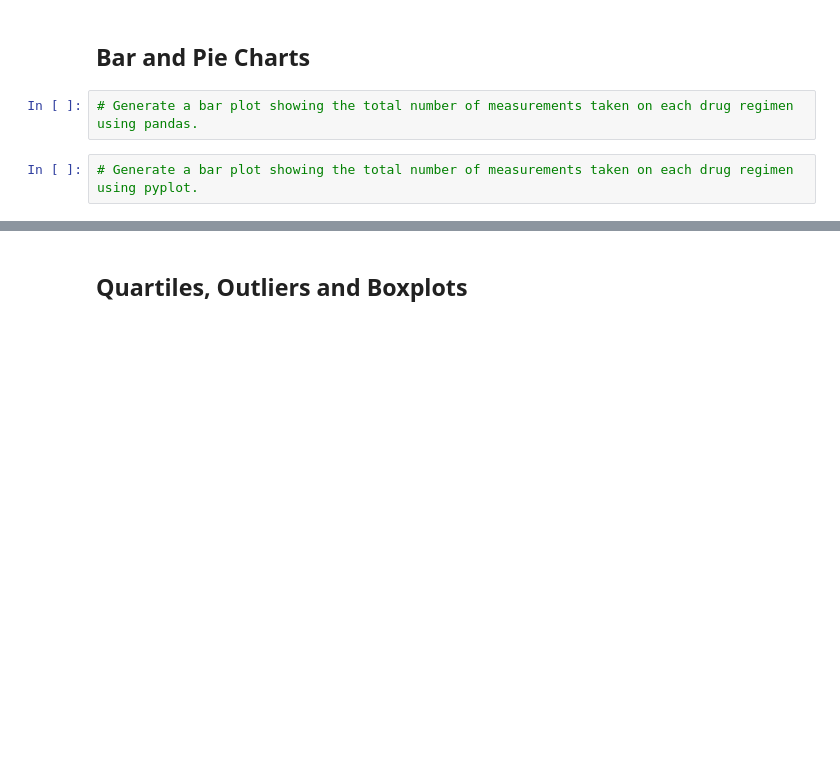
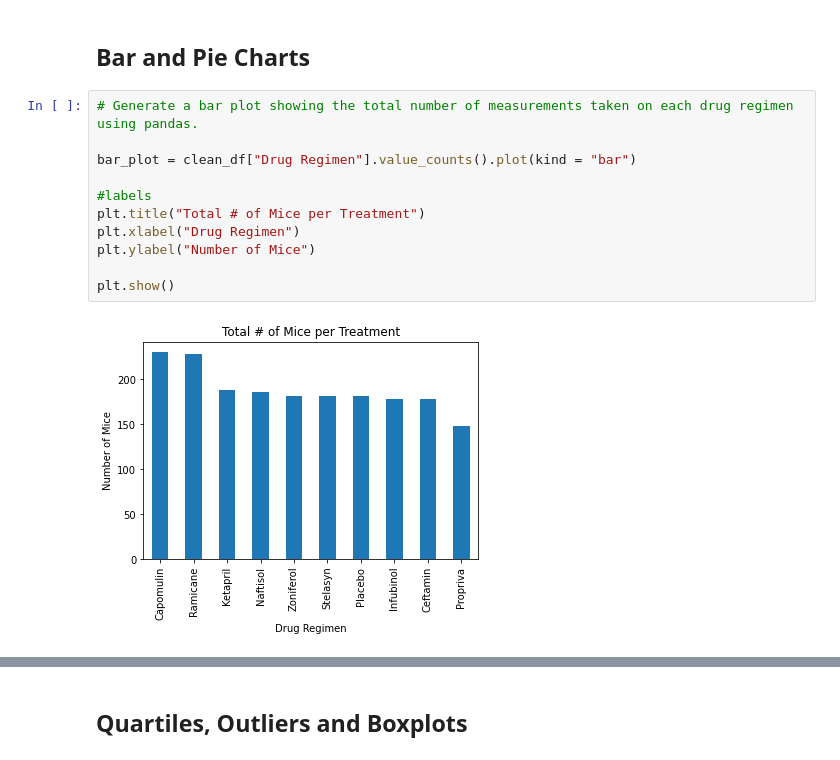
Before and after one commit to nstefanek/matplotlib, a Jupyter notebook: pymaceuticals_starter.ipynb, the cells around one changed output, grey strips where cells are left out. Cells and saved outputs as stored; diff of their text form; blank space fills up the shorter version.

```diff
--- a/pymaceuticals_starter.ipynb
+++ b/pymaceuticals_starter.ipynb
@@ -127,5 +127,14 @@ clean_df.groupby("Drug Regimen")["Tumor Volume (mm3)"].agg(["mean", "median", "v
 ## Bar and Pie Charts
 # %%
 # Generate a bar plot showing the total number of measurements taken on each drug regimen using pandas.
+
+bar_plot = clean_df["Drug Regimen"].value_counts().plot(kind = "bar")
+
+#labels
+plt.title("Total # of Mice per Treatment")
+plt.xlabel("Drug Regimen")
+plt.ylabel("Number of Mice")
+
+plt.show()
+# %% [output]
+[figure, added]
-# %%
-# Generate a bar plot showing the total number of measurements taken on each drug regimen using pyplot.
```
Also changed, not shown: parts of 3 cells of this notebook.
